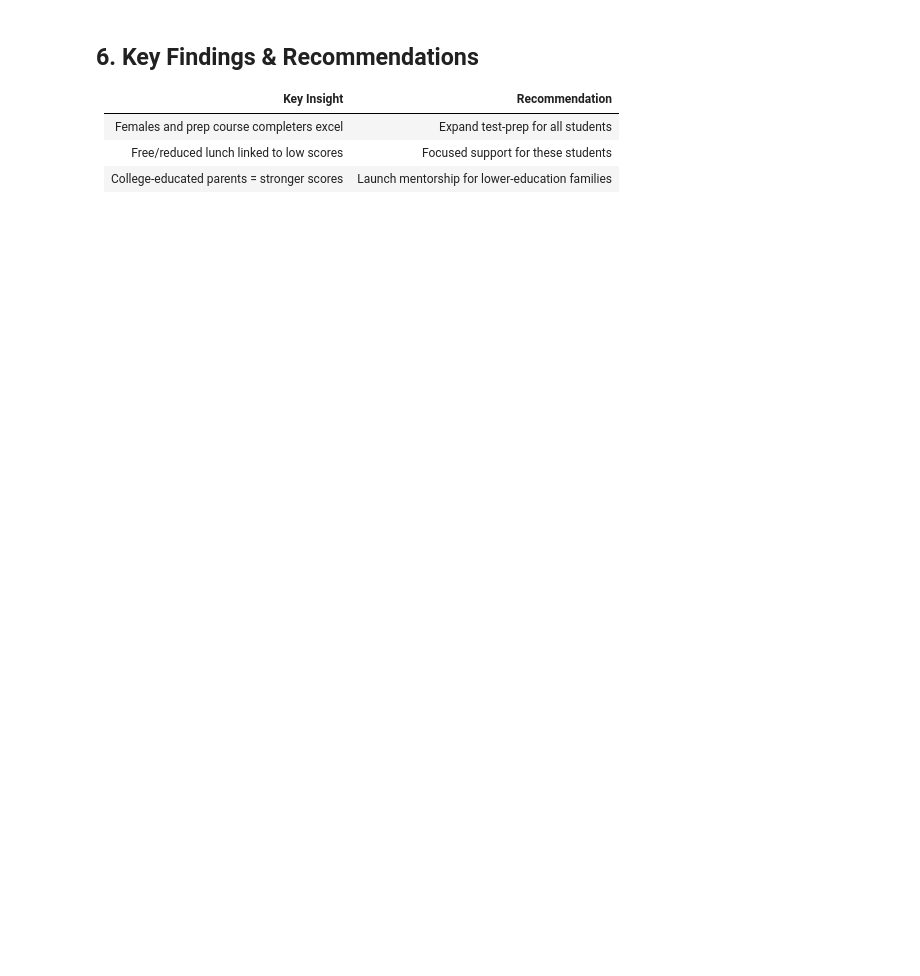
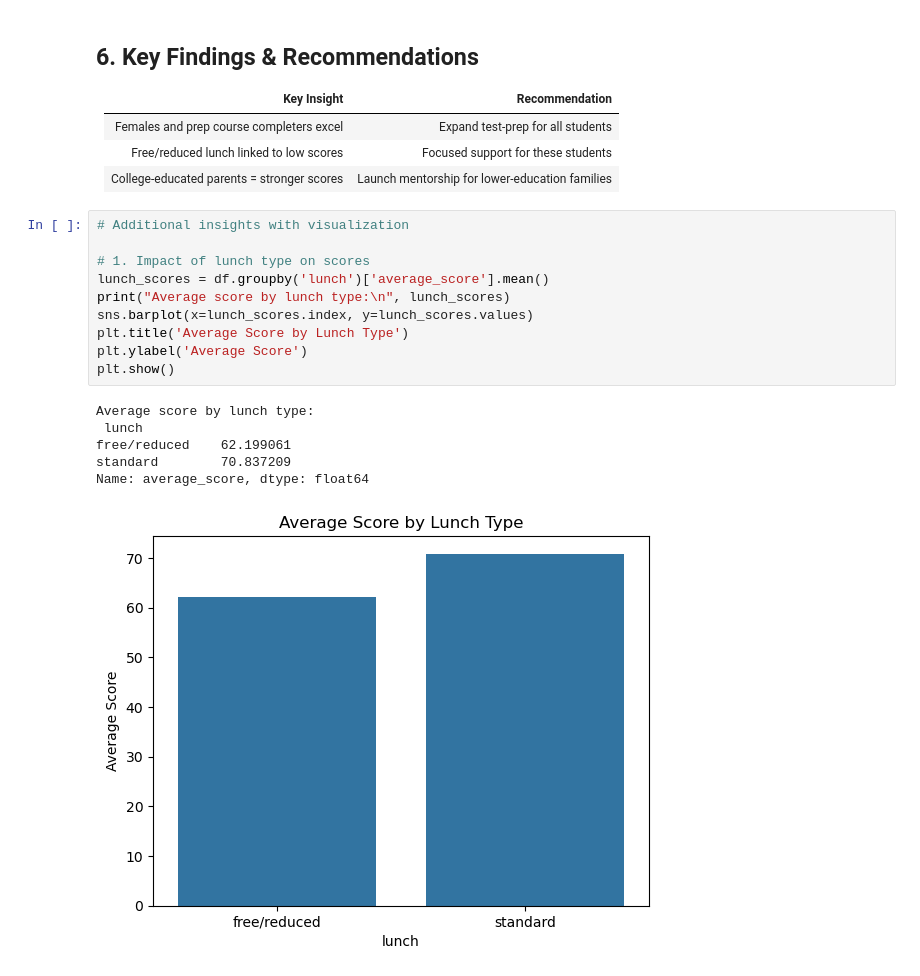
Before and after one commit to sumitx2903/masai-project--15-6-25, a Jupyter notebook: Student_Performance_Analysis.ipynb, the cells around one changed output. Drawn from its saved outputs; the diff is of its cells as text; blank space fills up the shorter version.

Commit message:
update and some more insights

```diff
--- a/Student_Performance_Analysis.ipynb
+++ b/Student_Performance_Analysis.ipynb
@@ -136,3 +136,20 @@ Coefficients: [('reading score', 0.3349686702822943), ('writing score', 0.615920
 | Females and prep course completers excel| Expand test-prep for all students                |
 | Free/reduced lunch linked to low scores | Focused support for these students               |
 | College-educated parents = stronger scores| Launch mentorship for lower-education families  |
+# %%
+# Additional insights with visualization
+
+# 1. Impact of lunch type on scores
+lunch_scores = df.groupby('lunch')['average_score'].mean()
+print("Average score by lunch type:\n", lunch_scores)
+sns.barplot(x=lunch_scores.index, y=lunch_scores.values)
+plt.title('Average Score by Lunch Type')
+plt.ylabel('Average Score')
+plt.show()
+# %% [output]
+Average score by lunch type:
+ lunch
+free/reduced    62.199061
+standard        70.837209
+Name: average_score, dtype: float64
+[figure, added]
```
Also changed, not shown: parts of 4 cells of this notebook, 10 other files.
